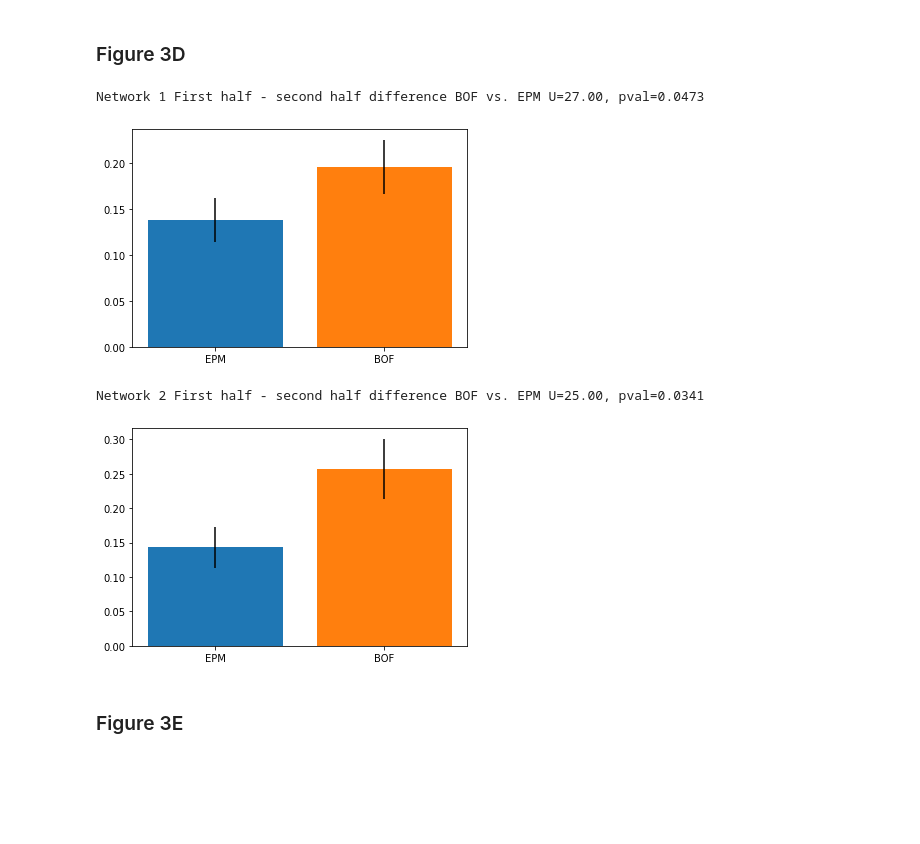
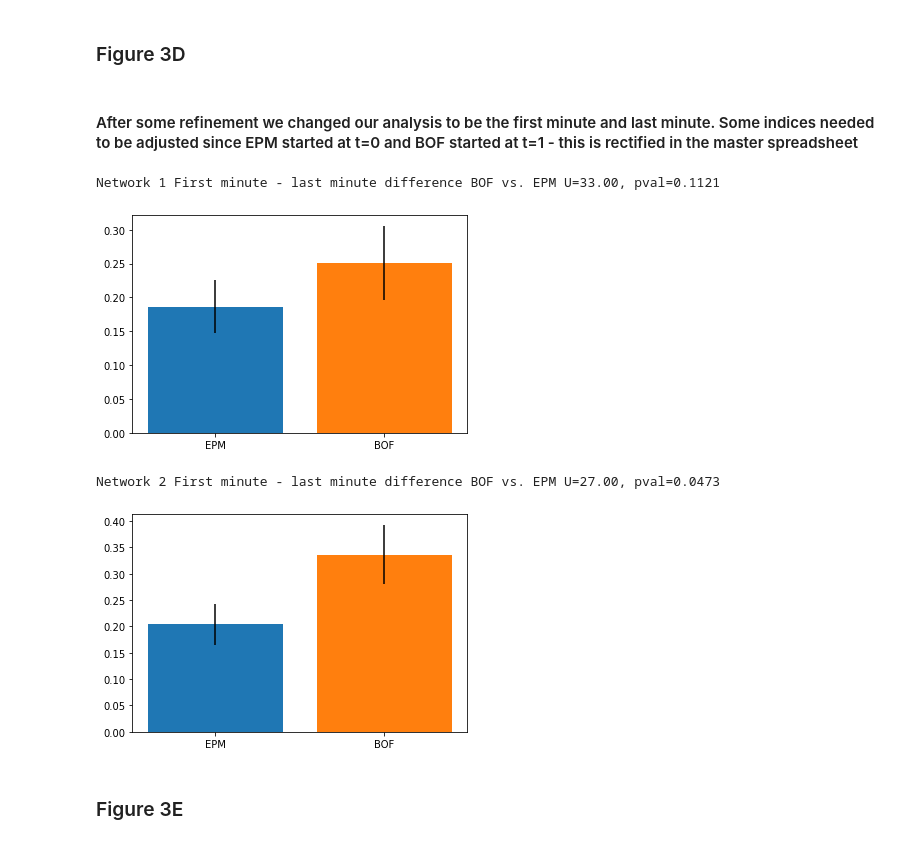
Before and after one commit to carlson-lab/Anxiety, a Jupyter notebook: FullDataWork/Paper_Statistics/Paper_Stats/Figure_3_stats_and_plots.ipynb, the cells around one changed output. Drawn from its saved outputs; the diff is of its cells as text; code cells hidden in the pictures; blank space fills up the shorter version.

```diff
--- a/FullDataWork/Paper_Statistics/Paper_Stats/Figure_3_stats_and_plots.ipynb
+++ b/FullDataWork/Paper_Statistics/Paper_Stats/Figure_3_stats_and_plots.ipynb
@@ -323,23 +325,27 @@ BOF %center vs %periphery t=29.76, p=0.00000000088233321220
 EPM vs BOF anxiogenic segment length t=2.63, p=0.00852334
 # %% [markdown]
 ### Figure 3D
+# %% [markdown]
+#### After some refinement we changed our analysis to be the first minute and last minute. Some indices needed to be adjusted since EPM started at t=0 and BOF started at t=1 - this is rectified in the master spreadsheet
 # %%
 #Network 1
-first_half_idxs = np.arange(1,151).astype(str)
-last_half_idxs = np.arange(151,301).astype(str)
+epm_first_half_idxs = np.arange(0,61).astype(str)
+epm_last_half_idxs = np.arange(240,301).astype(str)
+bof_first_half_idxs = np.arange(1,62).astype(str)
+bof_last_half_idxs = np.arange(241,301).astype(str)
 BOF_Periph = pd.read_csv(PROJECT_PATH + BOF_Periphery_scores.format(1))
 EPM_CA = pd.read_csv(PROJECT_PATH + EPM_CA_scores.format(1))
 
-EPM_fh_mean = np.nanmean(EPM_CA[first_half_idxs],axis=1)
-EPM_lh_mean = np.nanmean(EPM_CA[last_half_idxs],axis=1)
-BOF_fh_mean = np.nanmean(BOF_Periph[first_half_idxs],axis=1)
-BOF_lh_mean = np.nanmean(BOF_Periph[last_half_idxs],axis=1)
+EPM_fh_mean = np.nanmean(EPM_CA[epm_first_half_idxs],axis=1)
+EPM_lh_mean = np.nanmean(EPM_CA[epm_last_half_idxs],axis=1)
+BOF_fh_mean = np.nanmean(BOF_Periph[bof_first_half_idxs],axis=1)
+BOF_lh_mean = np.nanmean(BOF_Periph[bof_last_half_idxs],axis=1)
 
 EPM_diff = EPM_fh_mean - EPM_lh_mean
 BOF_diff = BOF_fh_mean - BOF_lh_mean
 
 result = mannwhitneyu(EPM_diff,BOF_diff,alternative="less")
-print("Network 1 First half - second half difference BOF vs. EPM U={:.2f}, pval={:.4f}".format(result.statistic,result.pvalue))
+print("Network 1 First minute - last minute difference BOF vs. EPM U={:.2f}, pval={:.4f}".format(result.statistic,result.pvalue))
 
 #plt.figure(figsize=(20,10))
 plt.bar(0,np.mean(EPM_diff))
@@ -347,42 +353,42 @@ plt.bar(1,np.mean(BOF_diff))
 
 plt.errorbar(0,np.mean(EPM_diff),yerr=np.std(EPM_diff)/np.sqrt(11),color="black")
 plt.errorbar(1,np.mean(BOF_diff),yerr=np.std(BOF_diff)/np.sqrt(9),color="black")
 
 #plt.scatter(np.zeros((11)),EPM_diff,color="black")
 #plt.scatter(np.ones((9)),BOF_diff,color="black")
 plt.xticks([0,1],["EPM","BOF"])
 plt.show()
 #Network 2
 BOF_Periph = pd.read_csv(PROJECT_PATH + BOF_Periphery_scores.format(2))
 EPM_CA = pd.read_csv(PROJECT_PATH + EPM_CA_scores.format(2))
 
-EPM_fh_mean = np.nanmean(EPM_CA[first_half_idxs],axis=1)
-EPM_lh_mean = np.nanmean(EPM_CA[last_half_idxs],axis=1)
-BOF_fh_mean = np.nanmean(BOF_Periph[first_half_idxs],axis=1)
-BOF_lh_mean = np.nanmean(BOF_Periph[last_half_idxs],axis=1)
+EPM_fh_mean = np.nanmean(EPM_CA[epm_first_half_idxs],axis=1)
+EPM_lh_mean = np.nanmean(EPM_CA[epm_last_half_idxs],axis=1)
+BOF_fh_mean = np.nanmean(BOF_Periph[bof_first_half_idxs],axis=1)
+BOF_lh_mean = np.nanmean(BOF_Periph[bof_last_half_idxs],axis=1)
 
 EPM_diff = EPM_fh_mean - EPM_lh_mean
 BOF_diff = BOF_fh_mean - BOF_lh_mean
 
 result = mannwhitneyu(EPM_diff,BOF_diff,alternative="less")
-print("Network 2 First half - second half difference BOF vs. EPM U={:.2f}, pval={:.4f}".format(result.statistic,result.pvalue))
+print("Network 2 First minute - last minute difference BOF vs. EPM U={:.2f}, pval={:.4f}".format(result.statistic,result.pvalue))
 
 #plt.figure(figsize=(20,10))
 plt.bar(0,np.mean(EPM_diff))
 plt.bar(1,np.mean(BOF_diff))
 
 plt.errorbar(0,np.mean(EPM_diff),yerr=np.std(EPM_diff)/np.sqrt(11),color="black")
 plt.errorbar(1,np.mean(BOF_diff),yerr=np.std(BOF_diff)/np.sqrt(9),color="black")
 
 #plt.scatter(np.zeros((11)),EPM_diff,color="black")
 #plt.scatter(np.ones((9)),BOF_diff,color="black")
 plt.xticks([0,1],["EPM","BOF"])
 plt.show()
 # %% [output]
-Network 1 First half - second half difference BOF vs. EPM U=27.00, pval=0.0473
+Network 1 First minute - last minute difference BOF vs. EPM U=33.00, pval=0.1121
-[figure, old version]
+[figure, new version]
-Network 2 First half - second half difference BOF vs. EPM U=25.00, pval=0.0341
+Network 2 First minute - last minute difference BOF vs. EPM U=27.00, pval=0.0473
-[figure, old version]
+[figure, new version]
 # %% [markdown]
 ### Figure 3E
 # %%
```
Also changed, not shown: parts of 3 cells of this notebook, 2 other files.
